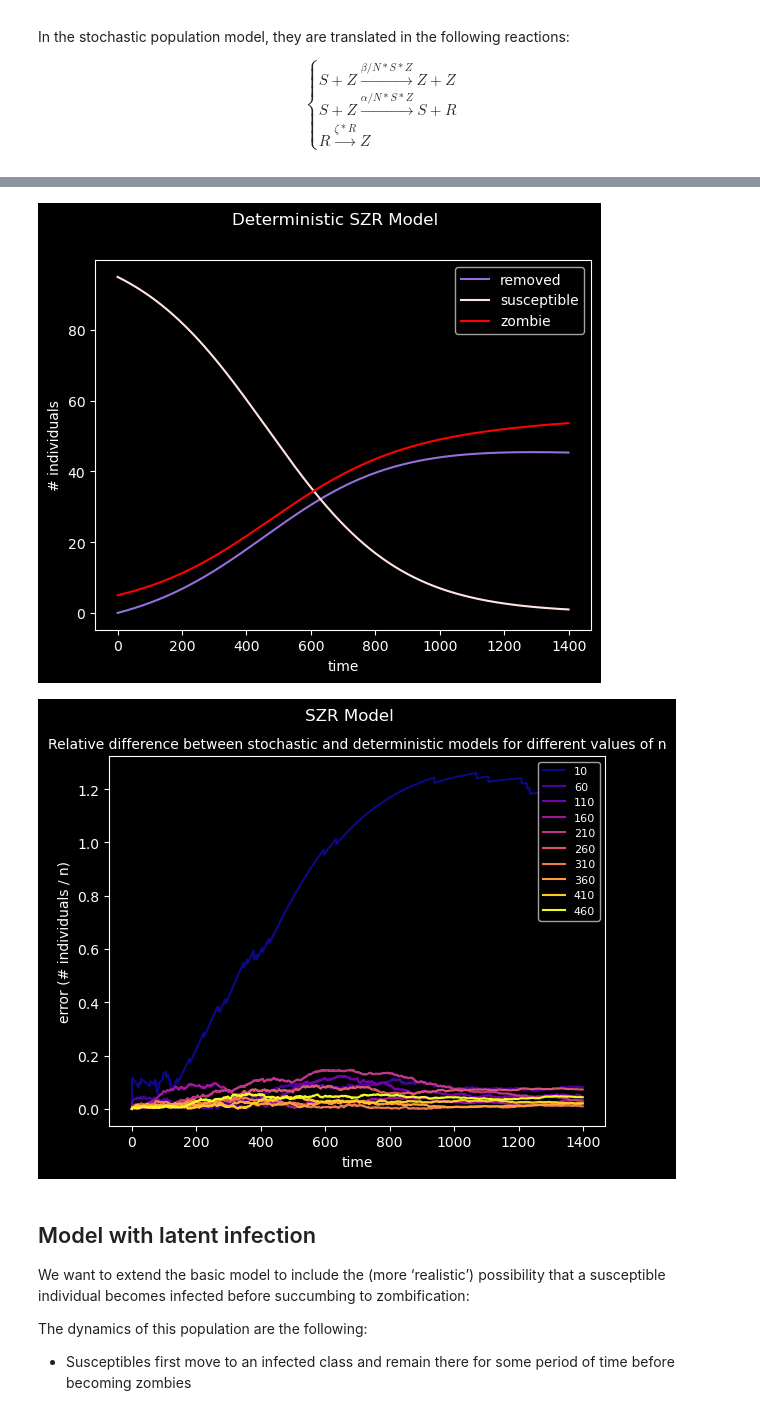
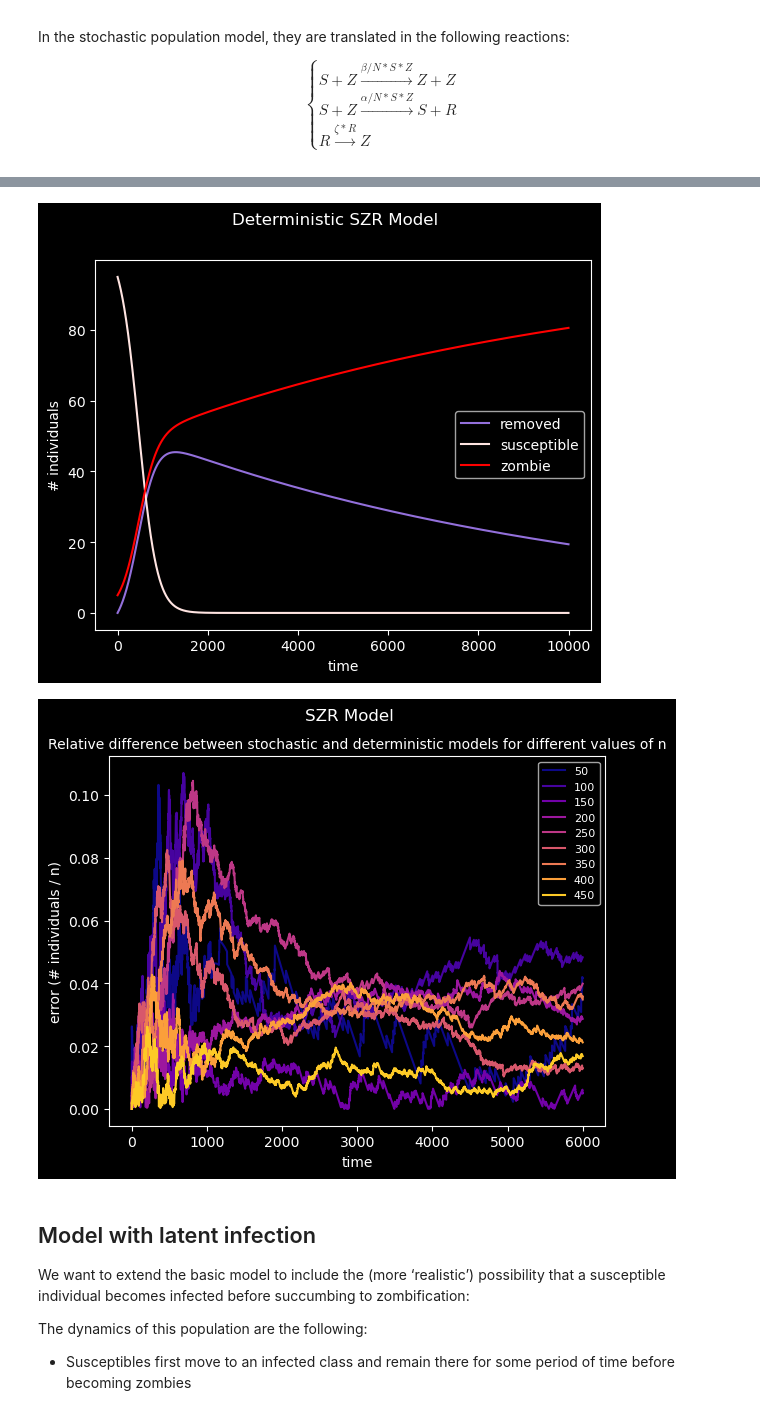
Before and after one commit to r-doz/Stochastic_zombies_attack, a Jupyter notebook: ZOMBIE_POPULATION_MODEL.ipynb, the cells around one changed output, grey strips where cells are left out. Drawn from its saved outputs; the diff is of its cells as text; code cells hidden in the pictures.

```diff
--- a/ZOMBIE_POPULATION_MODEL.ipynb
+++ b/ZOMBIE_POPULATION_MODEL.ipynb
@@ -19,9 +19,8 @@ Let's define some global variables, as:
 # %%
 m = 10 #number of simulations
 n = 100 #population size
-t = 21 #time
-#colors = numpy.array(['mediumpurple','red','mistyrose']) #palette
-colors = numpy.array(['mediumpurple', 'mistyrose','red','green'])
+t = 10000 #time
+colors = numpy.array(['mediumpurple', 'mistyrose','red','green']) #palette
 # %% [markdown]
 Now we can define some methods that will be useful to run the model, visualize the results and compare the stochastic models with the deterministic ones.
 # %%
@@ -118,7 +117,7 @@ def test_model_size(model_type, n_max, model_title, t = 21, m = 10):
     counts = 0
     cmap = plt.get_cmap('plasma')
     slicedCM = cmap(np.linspace(0,1,int(j)))
-    for n in range(10, n_max, 50):
+    for n in range(50, n_max, 50):
         col = col + j
         model = model_type(n = n, t = t)
         results = model.run(number_of_trajectories=m)
@@ -215,7 +214,6 @@ class SZR_model(gillespy2.Model):
         # Set the timespan for the simulation.
         self.timespan(numpy.linspace(0, t-1, t))
 # %%
-t = 1400
 model = SZR_model(n = n, t = t,p_s = 0.95, p_z = 0.05)
 results = run_stochastic_model(model, m, 'SZR Model', n, t=t)
 # %% [output]
@@ -227,11 +225,11 @@ plot_model_trajectories(model, results, m, 'SZR Model', n)
 # %%
 d_results = run_deterministic_model(model, 'SZR Model', n)
 # %% [output]
-[figure, old version]
+[figure, new version]
 # %%
-test_model_size(SZR_model, 500, 'SZR Model', t = 1400 )
+test_model_size(SZR_model, 500, 'SZR Model', t = t )
 # %% [output]
-[figure, old version]
+[figure, new version]
 # %% [markdown]
 ## Model with latent infection
 
```
Also changed, not shown: parts of 16 cells of this notebook.
